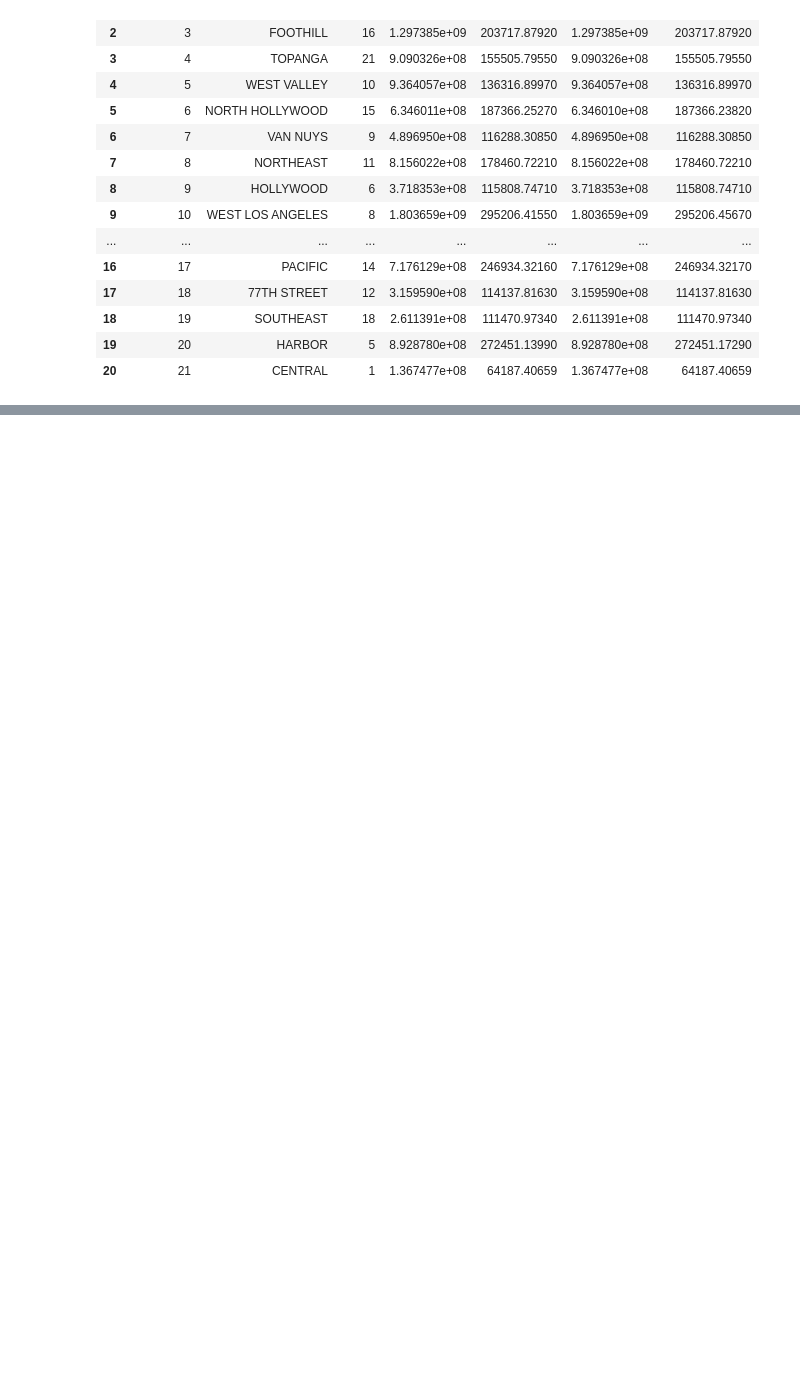
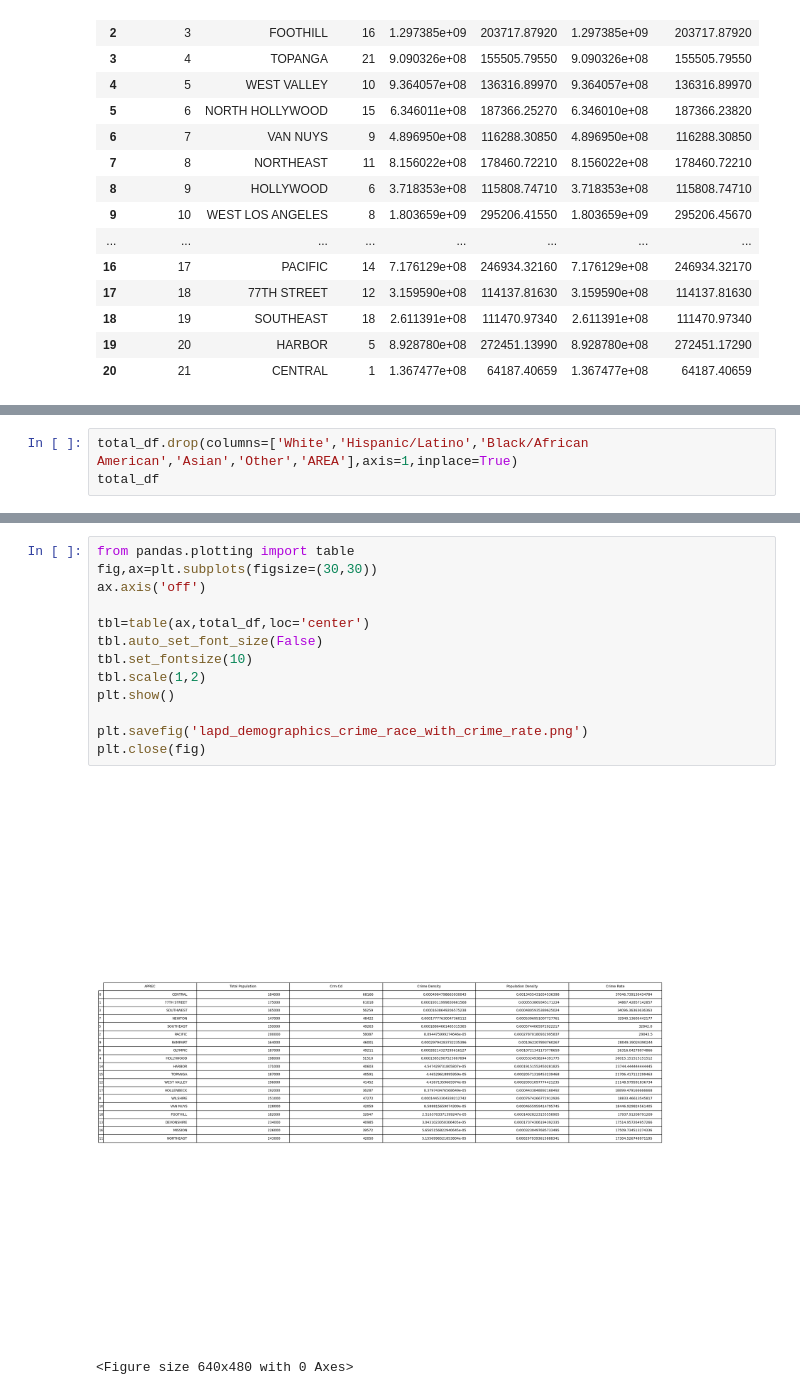
Before and after one commit to DazzedUpDas/AI-Ethics--Detecting-Bias, a Jupyter notebook: DetectingBias.ipynb, the cells around one changed output, grey strips where cells are left out. Saved outputs shown, nothing was run; the diff lists cells and outputs as text; blank space fills up the shorter version.

```diff
--- a/DetectingBias.ipynb
+++ b/DetectingBias.ipynb
@@ -279,0 +606,3 @@ lapd_division_areas
+# %%
+total_df.drop(columns=['White','Hispanic/Latino','Black/African American','Asian','Other','AREA'],axis=1,inplace=True)
+total_df
@@ -279,0 +627,16 @@ lapd_division_areas
+# %%
+from pandas.plotting import table
+fig,ax=plt.subplots(figsize=(30,30))
+ax.axis('off')
+
+tbl=table(ax,total_df,loc='center')
+tbl.auto_set_font_size(False)
+tbl.set_fontsize(10)
+tbl.scale(1,2)
+plt.show()
+
+plt.savefig('lapd_demographics_crime_race_with_crime_rate.png')
+plt.close(fig)
+# %% [output]
+[figure, added]
+<Figure size 640x480 with 0 Axes>
```
Also changed, not shown: parts of 23 cells of this notebook.
